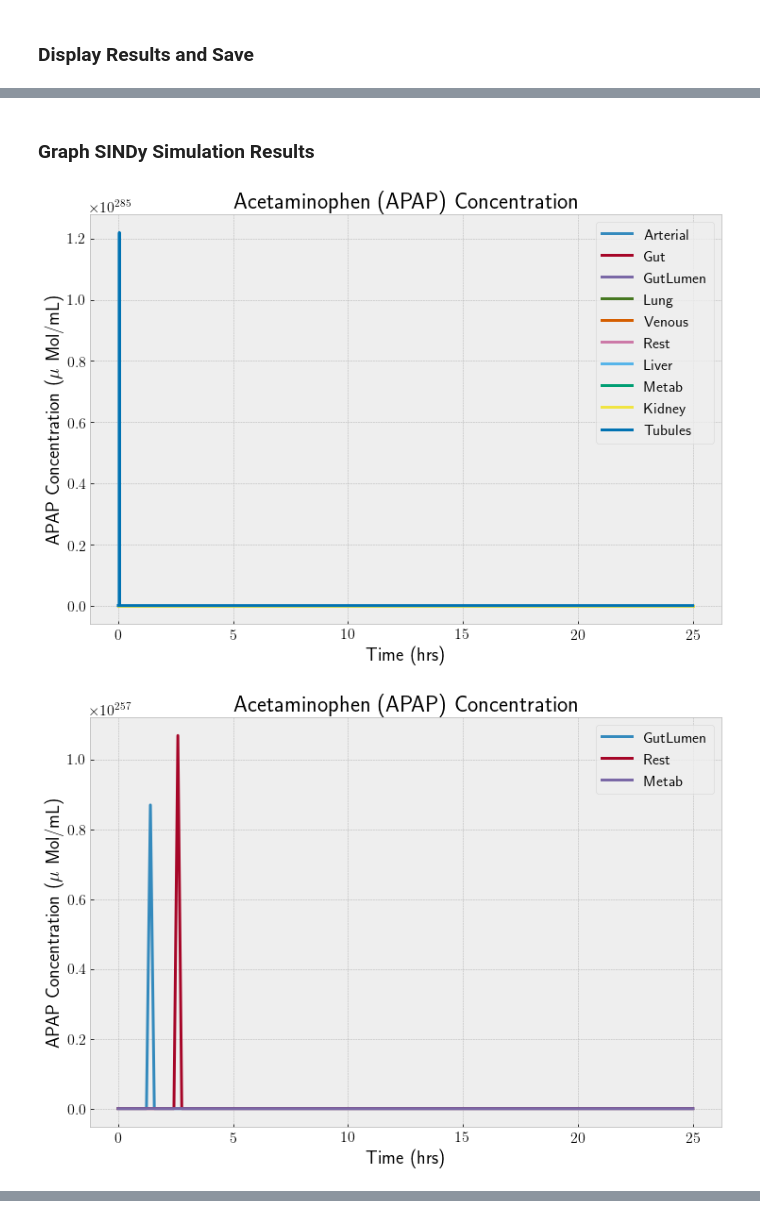
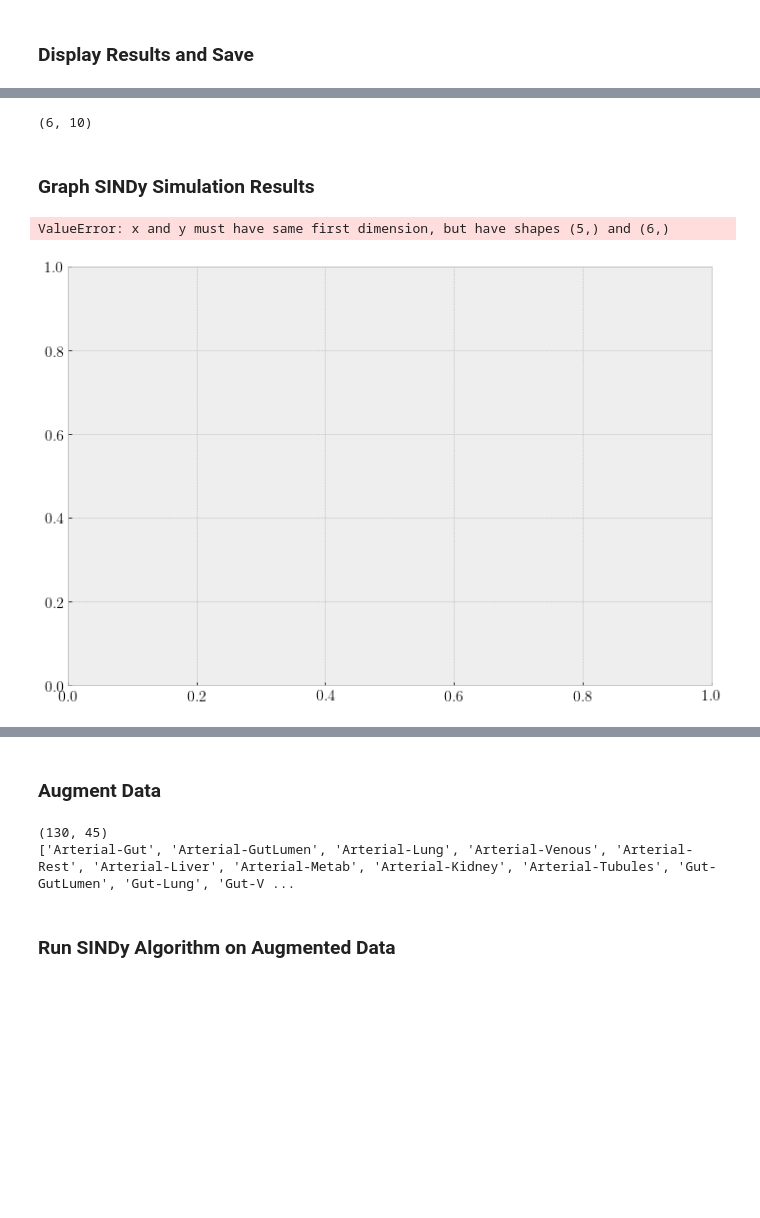
Before and after one commit to johnhainline/sparsedynamics, a Jupyter notebook: python_implementation/simbio-model.ipynb, the cells around one changed output, grey strips where cells are left out. Cells and saved outputs as stored; diff of their text form; code cells hidden in the pictures; blank space fills up the shorter version.

Commit message:
Added an attempt at getting the PBPK model reproduced using iSINDy.

```diff
--- a/python_implementation/simbio-model.ipynb
+++ b/python_implementation/simbio-model.ipynb
@@ -13,7 +13,7 @@ from utility_functions import sparsifyDynamics, poolData
 # %%
 # load saved data from .mat file
 data = sio.loadmat('../models/data/REFSIM-25hr.mat', chars_as_strings=1)
-t = data['t']
+t = data['t'].squeeze()
 x = data['x']
 names = data['names']
 names = np.array([str(''.join(letter)) for letter_array in names for letter in letter_array])
@@ -27,3 +27,6 @@ names = ['Arterial', 'Gut', 'GutLumen', 'Lung', 'Venous', 'Rest', 'Liver', 'Meta
 
 # scale all data from Mols/L to milliMols/L (which equals microMol/mL)
 x *= 1000
+
+print(x.shape)
+print(names)
@@ -156,18 +163,0 @@ xdf_hat.T.loc[(xdf_hat.T!=0).any(axis=1)]
-# %%
-def sparseGalerkin(y, t):
-    ydf = pd.DataFrame(np.array(y))
-    yPool = poolData(ydf.T, len(y), polyorder, usesine)
-    x1 = np.array(yPool)
-    x2 = np.array(xdf_hat).T
-    X = np.matmul(x1, x2)
-    dy = pd.DataFrame(X).T.squeeze()
-    return dy
-
-timespan = np.linspace(0, 3600 * 25, len(t))
-y0 = np.array(xdf.iloc[0, :])
-
-xB = odeint(sparseGalerkin, y0, timespan)
-print(xB.shape)
-print(xB)
-
-# tB, xB = solve_ivp(sparseGalerkin, timespan, y0)
@@ -189,3 +164,19 @@ print(xB)
+# %%
+def sparseGalerkin(t, y):
+    return np.matmul(
+        zdf_hat.values,
+        poolData(pd.DataFrame(y).T, nVars, polyorder, usesine).values.T
+    ).squeeze()
+
+x0 = xdf.iloc[0].values
+
+# tB, xB = t, predicted_linear_trajectory(x0, xdf_hat, t)
+# tB, xB = t, odeint(sparseGalerkin, x0, t, tfirst=True)
+result = solve_ivp(sparseGalerkin, [t[0], t[-1]], z0)
+tB, xB = result.t, result.y.T
+print(xB.shape)
+# %% [output]
+(6, 10)
 # %% [markdown]
 ### Graph SINDy Simulation Results
 # %%
@@ -211,36 +202,36 @@ compartments = dynamics
 # Create plots with pre-defined labels.
 fig, ax = plt.subplots(figsize=(12,8))
 for c in compartments:
-      ax.plot(t, xB[:, c], label=names[c])
+      ax.plot(tB, xB[:, c], label=names[c])
 plt.xlabel('Time (hrs)')
 plt.ylabel(r'APAP Concentration ($\mu$ Mol/mL)')
 plt.title('Acetaminophen (APAP) Concentration')
 ax.legend(loc='upper right')
 plt.show()
 
 compartments = [2,5,7]
 
 # Create plots with pre-defined labels.
 fig, ax = plt.subplots(figsize=(12,8))
 for c in compartments:
-      ax.plot(t, xB[:, c], label=names[c])
+      ax.plot(tB, xB[:, c], label=names[c])
 plt.xlabel('Time (hrs)')
 plt.ylabel(r'APAP Concentration ($\mu$ Mol/mL)')
 plt.title('Acetaminophen (APAP) Concentration')
 ax.legend(loc='upper right')
 plt.show()
 
 compartments = [0,1,3,4,6,8,9]
 
 # Create plots with pre-defined labels.
 fig, ax = plt.subplots(figsize=(12,8))
 for c in compartments:
-      ax.plot(t, xB[:, c], label=names[c])
+      ax.plot(tB, xB[:, c], label=names[c])
 plt.xlabel('Time (hrs)')
 plt.ylabel(r'APAP Concentration ($\mu$ Mol/mL)')
 plt.title('Acetaminophen (APAP) Concentration')
 ax.legend(loc='upper right')
 plt.show()
 # %% [output]
+ValueError: x and y must have same first dimension, but have shapes (5,) and (6,)
-[figure, old version]
+[figure, new version]
-[figure, removed]
@@ -247,0 +238,25 @@ plt.show()
+# %% [markdown]
+### Augment Data
+# %%
+# increase data to handle all transport functions (Art -> Gut, Lung -> Tubules, etc)
+z_rows, length = x.shape
+z_columns = scipy.special.comb(len(names), 2, exact=True)
+# z_columns = len(names) + scipy.special.comb(len(names), 2, exact=True)
+z = np.zeros((z_rows, z_columns))
+# z[:, 0:length] = x
+z_names = []
+# index = 10
+index = 0
+for x1 in np.arange(length):
+    for x2 in np.arange(x1+1, length):
+        z[:, index] = x[:, x2] - x[:, x1]
+        index += 1
+        z_names.append(names[x1] + '-' + names[x2])
+# z_names = names + z_names
+print(z.shape)
+print(z_names)
+# %% [output]
+(130, 45)
+['Arterial-Gut', 'Arterial-GutLumen', 'Arterial-Lung', 'Arterial-Venous', 'Arterial-Rest', 'Arterial-Liver', 'Arterial-Metab', 'Arterial-Kidney', 'Arterial-Tubules', 'Gut-GutLumen', 'Gut-Lung', 'Gut-V ...
+# %% [markdown]
+### Run SINDy Algorithm on Augmented Data
```
Also changed, not shown: parts of 14 cells of this notebook, 27 other files.
